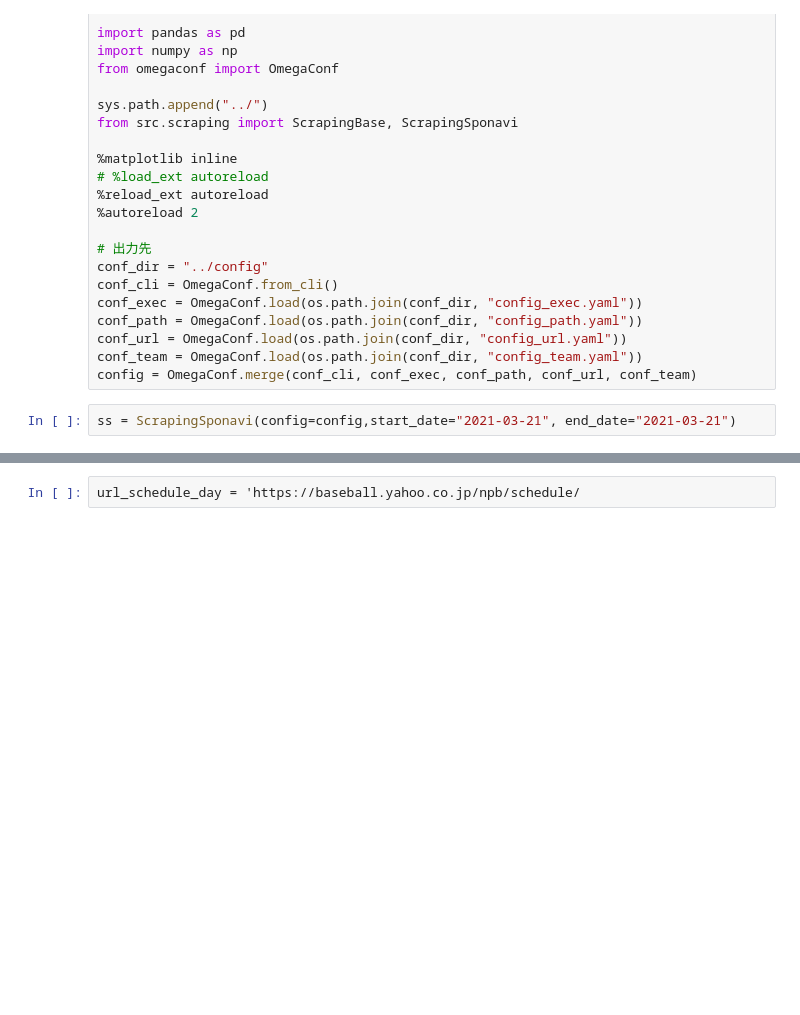
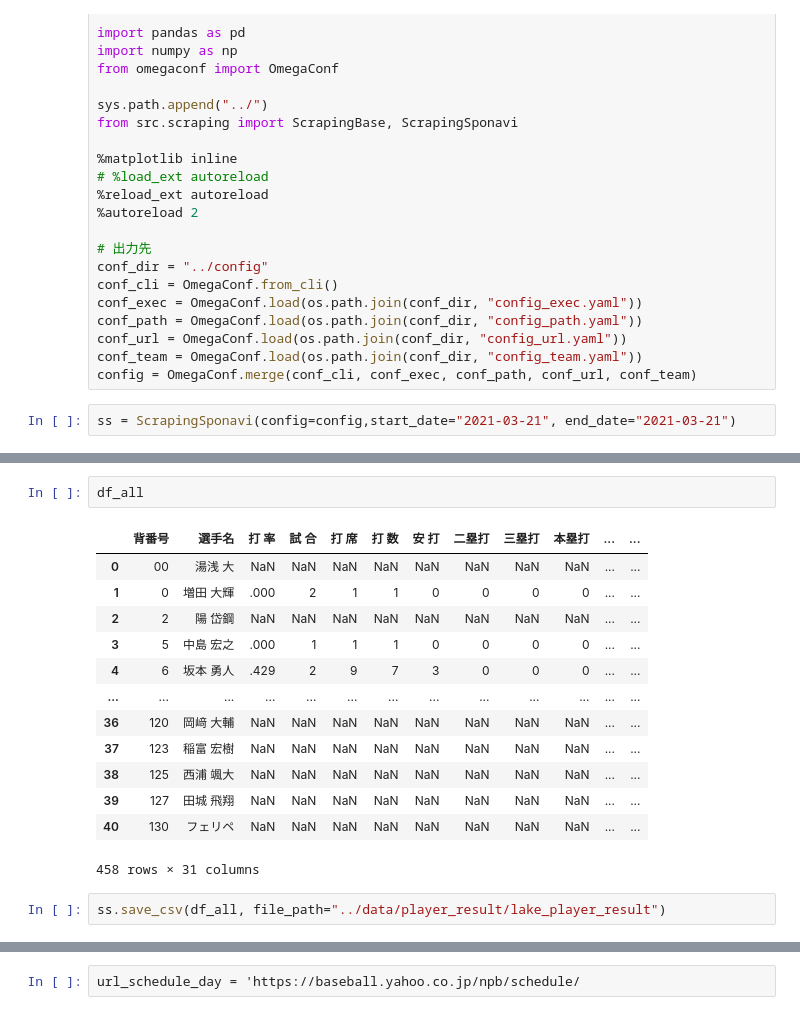
Before and after one commit to fujitako03/ikkyu_sokuho_data, a Jupyter notebook: notebook/test_getting_data.ipynb, the cells around one changed output, grey strips where cells are left out. Drawn from its saved outputs; the diff is of its cells as text; blank space fills up the shorter version.

```diff
--- a/notebook/test_getting_data.ipynb
+++ b/notebook/test_getting_data.ipynb
@@ -140,0 +109,18 @@ result
+# %%
+df_all
+# %% [output]
+|  | 背番号 | 選手名 | 打 率 | 試 合 | 打 席 | 打 数 | 安 打 | 二塁打 | 三塁打 | 本塁打 | ... | ... |
+| 0 | 00 | 湯浅 大 | NaN | NaN | NaN | NaN | NaN | NaN | NaN | NaN | ... | ... |
+| 1 | 0 | 増田 大輝 | .000 | 2 | 1 | 1 | 0 | 0 | 0 | 0 | ... | ... |
+| 2 | 2 | 陽 岱鋼 | NaN | NaN | NaN | NaN | NaN | NaN | NaN | NaN | ... | ... |
+| 3 | 5 | 中島 宏之 | .000 | 1 | 1 | 1 | 0 | 0 | 0 | 0 | ... | ... |
+| 4 | 6 | 坂本 勇人 | .429 | 2 | 9 | 7 | 3 | 0 | 0 | 0 | ... | ... |
+| ... | ... | ... | ... | ... | ... | ... | ... | ... | ... | ... | ... | ... |
+| 36 | 120 | 岡﨑 大輔 | NaN | NaN | NaN | NaN | NaN | NaN | NaN | NaN | ... | ... |
+| 37 | 123 | 稲富 宏樹 | NaN | NaN | NaN | NaN | NaN | NaN | NaN | NaN | ... | ... |
+| 38 | 125 | 西浦 颯大 | NaN | NaN | NaN | NaN | NaN | NaN | NaN | NaN | ... | ... |
+| 39 | 127 | 田城 飛翔 | NaN | NaN | NaN | NaN | NaN | NaN | NaN | NaN | ... | ... |
+| 40 | 130 | フェリペ | NaN | NaN | NaN | NaN | NaN | NaN | NaN | NaN | ... | ... |
+458 rows × 31 columns
+# %%
+ss.save_csv(df_all, file_path="../data/player_result/lake_player_result")
```
Also changed, not shown: parts of 11 cells of this notebook, 4 other files.
